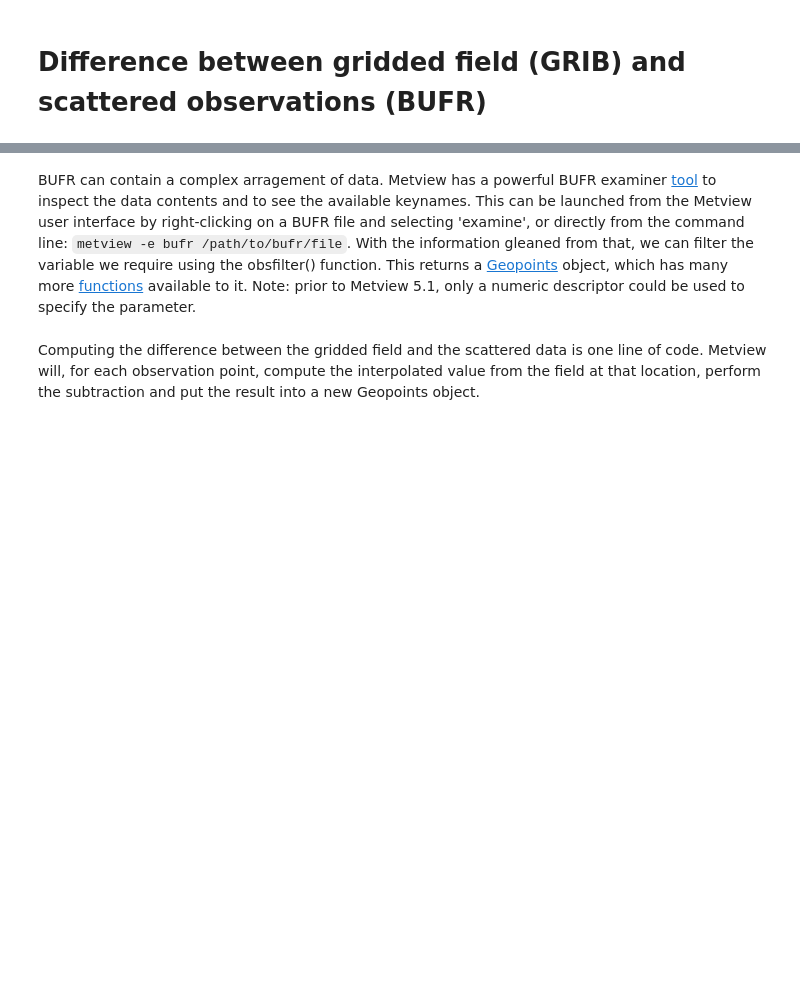
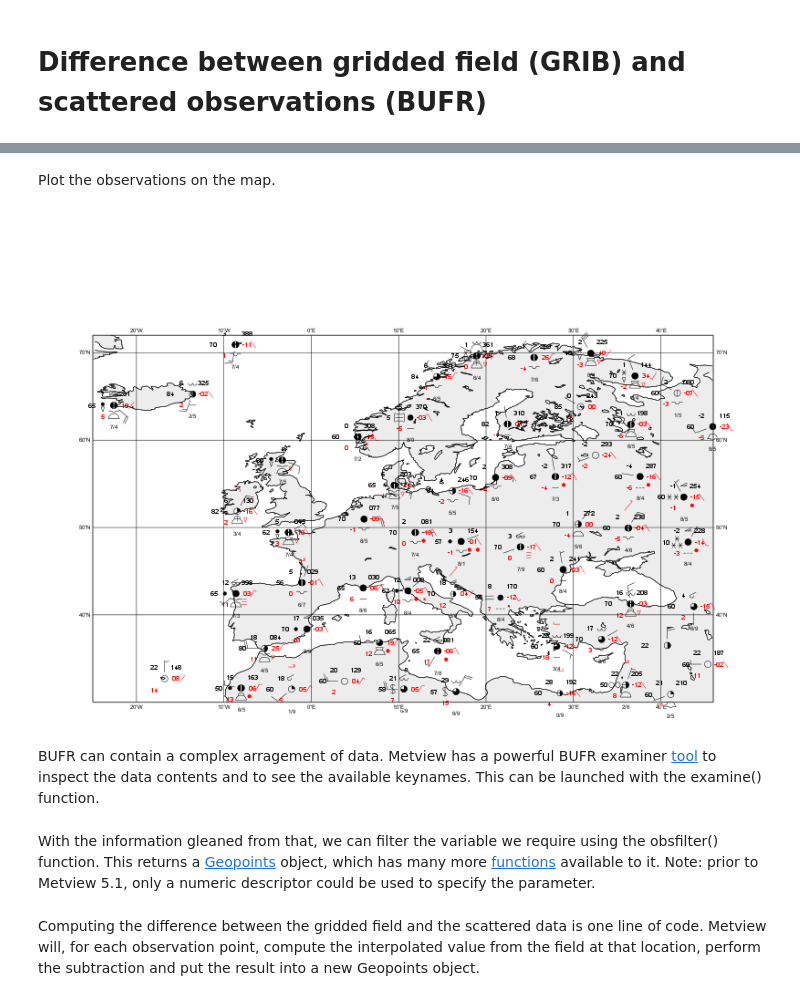
Before and after one commit to ecmwf/metview-python, a Jupyter notebook: examples/field_obs_difference.ipynb, the cells around one changed output, grey strips where cells are left out. Cells and saved outputs as stored; diff of their text form; code cells hidden in the pictures; blank space fills up the shorter version.

```diff
--- a/examples/field_obs_difference.ipynb
+++ b/examples/field_obs_difference.ipynb
@@ -5,3 +5,5 @@ In this example we will load a gridded model field in GRIB format and a set of o
 # %%
 import metview as mv
+# %%
+use_mars = False # if False, then read data from disk
 # %% [markdown]
@@ -12,0 +62,9 @@ obs_3day = mv.read('./obs_3day.bufr')
+# %% [markdown]
+Plot the observations on the map.
+# %%
+obs_resize = mv.mobs(obs_size = 0.3, obs_ring_size = 0.3, obs_distance_apart = 1.8)
+mv.plot(europe, obs_3day, obs_resize)
+# %% [output]
+[figure, added]
+# %% [markdown]
+BUFR can contain a complex arragement of data. Metview has a powerful BUFR examiner [tool](https://confluence.ecmwf.int/display/METV/CodesUI) to inspect the data contents and to see the available keynames. This can be launched with the examine() function.
@@ -13,4 +73,4 @@ obs_3day = mv.read('./obs_3day.bufr')
 # %% [markdown]
-BUFR can contain a complex arragement of data. Metview has a powerful BUFR examiner [tool](https://confluence.ecmwf.int/display/METV/CodesUI) to inspect the data contents and to see the available keynames. This can be launched from the Metview user interface by right-clicking on a BUFR file and selecting 'examine', or directly from the command line: `metview -e bufr /path/to/bufr/file`. With the information gleaned from that, we can filter the variable we require using the obsfilter() function. This returns a [Geopoints](https://confluence.ecmwf.int/display/METV/Geopoints) object, which has many more [functions](https://confluence.ecmwf.int/display/METV/Geopoints+Functions) available to it. Note: prior to Metview 5.1, only a numeric descriptor could be used to specify the parameter.
+With the information gleaned from that, we can filter the variable we require using the obsfilter() function. This returns a [Geopoints](https://confluence.ecmwf.int/display/METV/Geopoints) object, which has many more [functions](https://confluence.ecmwf.int/display/METV/Geopoints+Functions) available to it. Note: prior to Metview 5.1, only a numeric descriptor could be used to specify the parameter.
 # %%
 t2m_gpt = mv.obsfilter(
```
Also changed, not shown: parts of 27 cells of this notebook, 2 other files.
